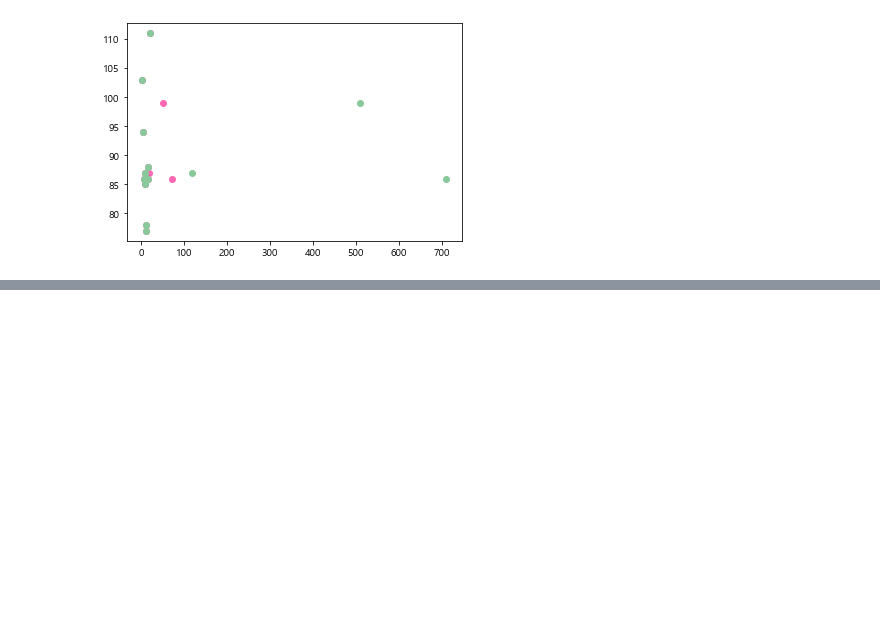
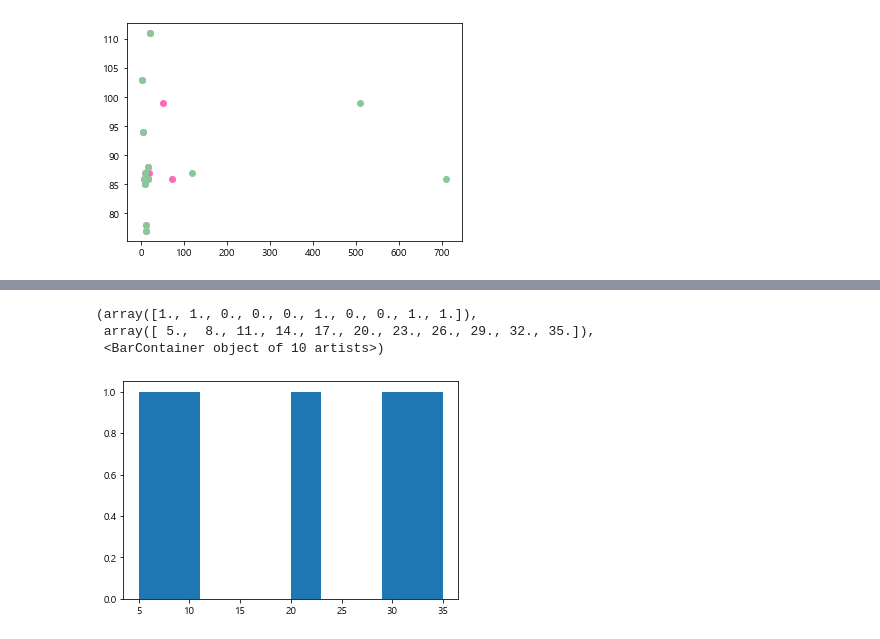
Before and after one commit to Wallabee22/AI_goorm, a Jupyter notebook: MyDataAnalysis_2022/20220914_class.ipynb, the cells around one changed output, grey strips where cells are left out. Cells and saved outputs as stored; diff of their text form; code cells hidden in the pictures; blank space fills up the shorter version.

```diff
--- a/MyDataAnalysis_2022/20220914_class.ipynb
+++ b/MyDataAnalysis_2022/20220914_class.ipynb
@@ -163,0 +180,7 @@ plt.scatter(x, y, s=sizes, alpha=0.5)
+# %%
+plt.hist(y)
+# %% [output]
+(array([1., 1., 0., 0., 0., 1., 0., 0., 1., 1.]),
+ array([ 5.,  8., 11., 14., 17., 20., 23., 26., 29., 32., 35.]),
+ <BarContainer object of 10 artists>)
+[figure, added]
```
Also changed, not shown: parts of 13 cells of this notebook.
